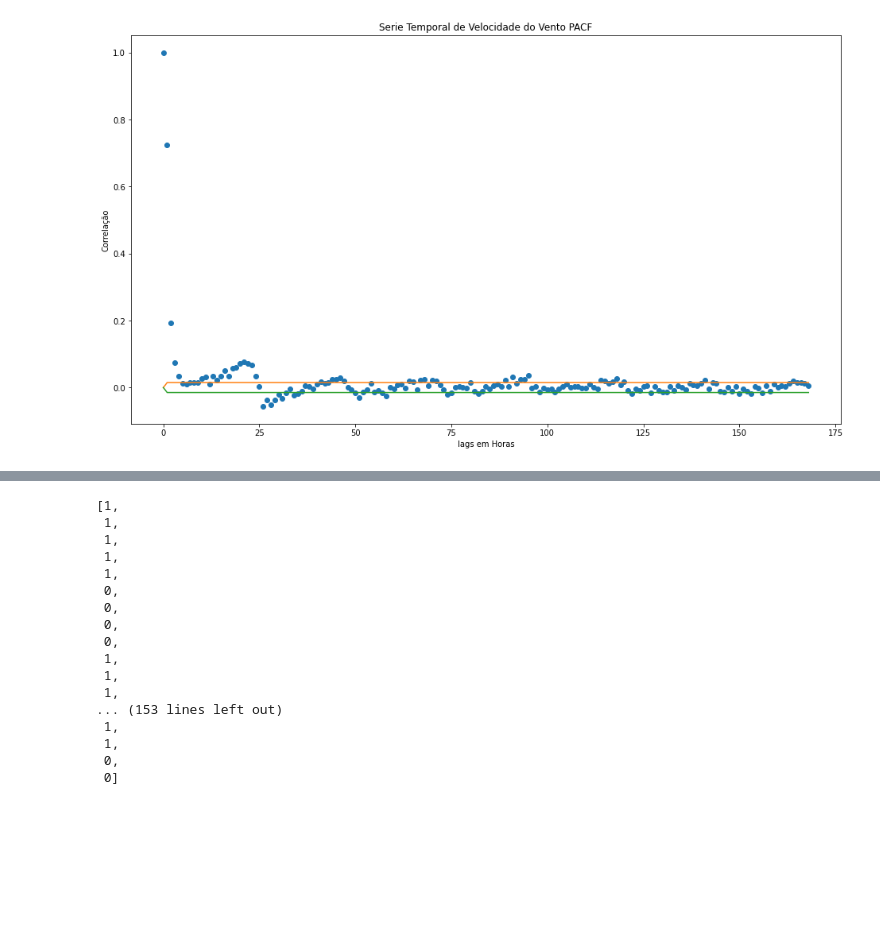
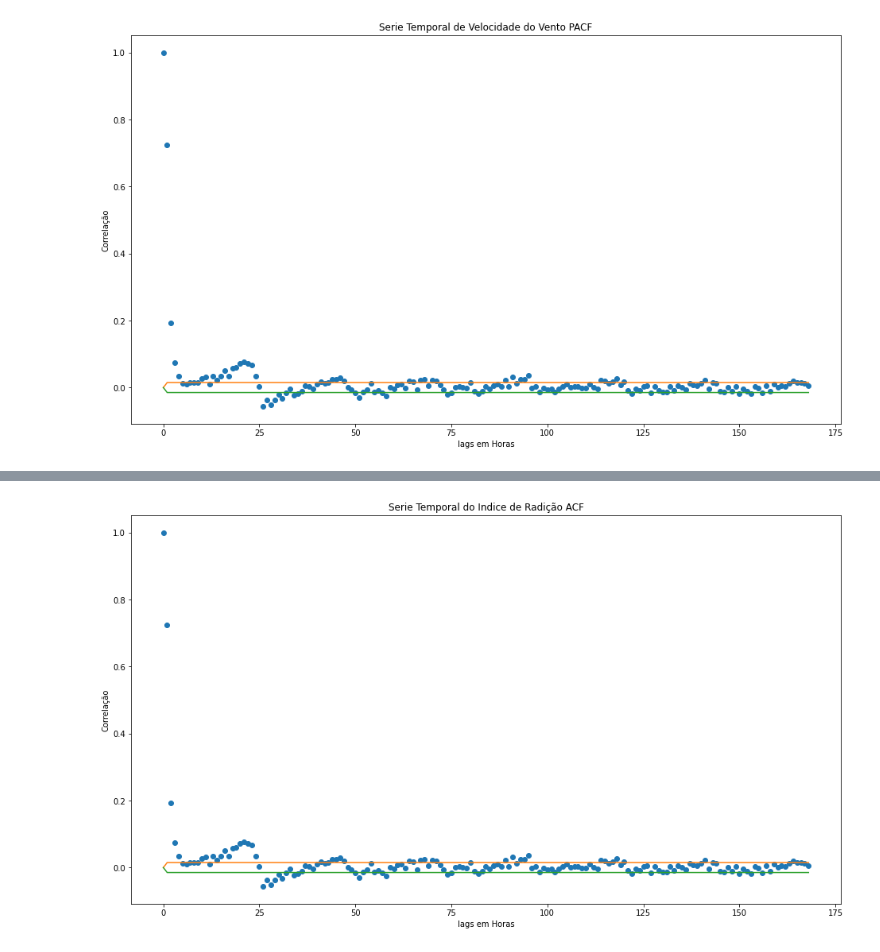
Before and after one commit to RayBasilio123/R5, a Jupyter notebook: INMET_DatasetR5.ipynb, the cells around one changed output, grey strips where cells are left out. Drawn from its saved outputs; the diff is of its cells as text; code cells hidden in the pictures; blank space fills up the shorter version.

```diff
--- a/INMET_DatasetR5.ipynb
+++ b/INMET_DatasetR5.ipynb
@@ -164,23 +164,3 @@ for _p,_c0,_c1 in zip(p,c[:,0],c[:,1]):
 
   else:
     lista_Relevancia.append(0)
-# %%
-lista_Relevancia
-# %% [output]
-[1,
- 1,
- 1,
- 1,
- 1,
- 0,
- 0,
- 0,
- 0,
- 1,
- 1,
- 1,
-... (153 lines left out)
- 1,
- 1,
- 0,
- 0]
@@ -189 +174,11 @@ p1, c1 = pacf(serie_rad,nlags=168, alpha=0.05)
+# %%
+plt.plot(p3,'o')
+plt.plot(c3[:,1]-p3)
+plt.plot(c3[:,0]-p3)
+plt.title('Serie Temporal do Indice de Radição ACF')
+plt.xlabel('lags em Horas')
+plt.ylabel('Correlação')
+plt.show()
+# %% [output]
+[figure, added]
 # %%
```
Also changed, not shown: parts of 17 cells of this notebook.
